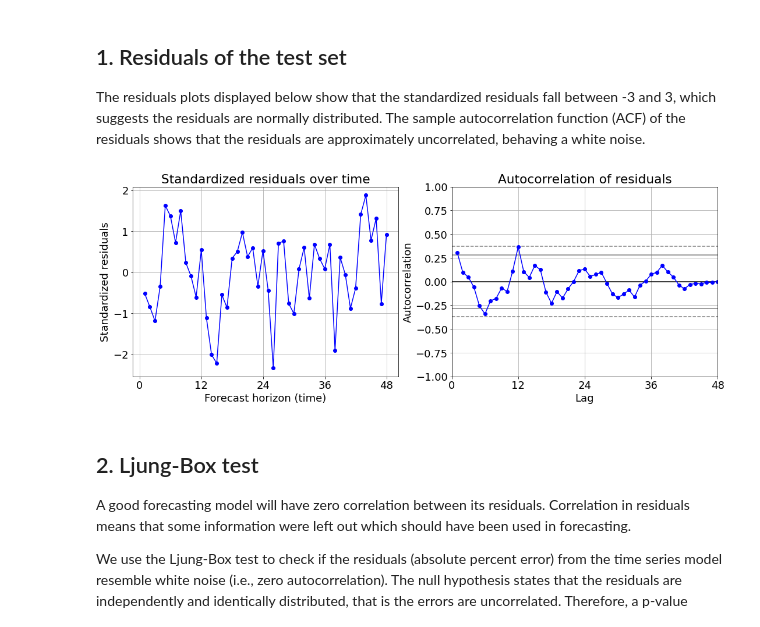
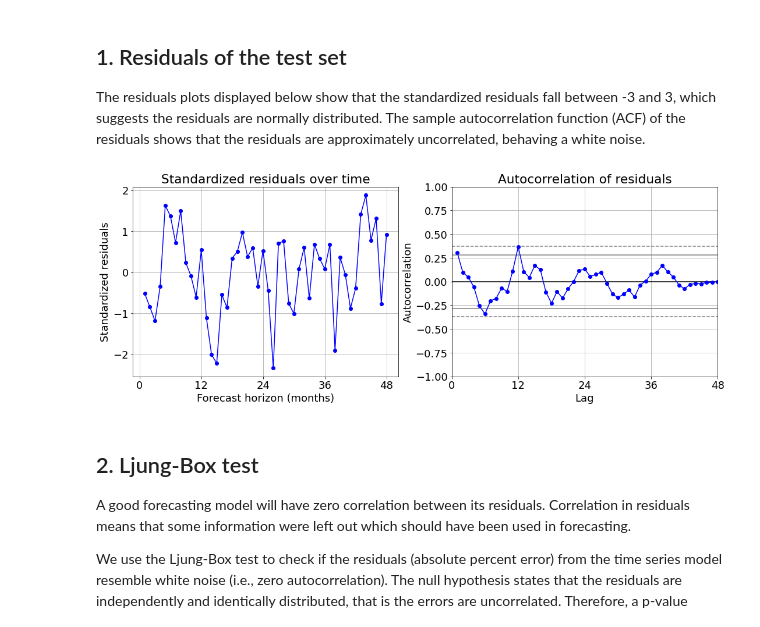
Before and after one commit to Owerre/Time-Series-Forecasting, a Jupyter notebook: fatality-forecast/notebooks/04-prophet.ipynb, the cells around one changed output. Drawn from its saved outputs; the diff is of its cells as text; code cells hidden in the pictures.

```diff
--- a/fatality-forecast/notebooks/04-prophet.ipynb
+++ b/fatality-forecast/notebooks/04-prophet.ipynb
@@ -157,24 +157,24 @@ The residuals plots displayed below show that the standardized residuals fall be
 # %%
 plt.figure(figsize = (18,6))
 residual = y_test-results['yhat']
 rstandard = (residual-np.mean(residual))/np.std(residual)
 ape = np.abs(residual)*100/np.abs(y_test)
 
 plt.subplot(121)
 plt.plot(range(1,len(rstandard)+1), rstandard, color = 'b', marker = 'o')
 plt.grid(True)
-plt.xlabel('Forecast horizon (time)')
+plt.xlabel('Forecast horizon (months)')
 plt.ylabel('Standardized residuals')
 plt.xticks(np.arange(0,len(rstandard)+1,12))
 plt.title('Standardized residuals over time')
 
 plt.subplot(122)
 pd.plotting.autocorrelation_plot(pd.Series(residual), color = 'b', marker = 'o')
 plt.title('Autocorrelation of residuals')
 plt.xticks(np.arange(0,len(residual)+1,12))
 plt.show()
 # %% [output]
-[figure, old version]
+[figure, new version]
 # %% [markdown]
 ## 2. Ljung-Box test
 
```
Also changed, not shown: 4 other files.
